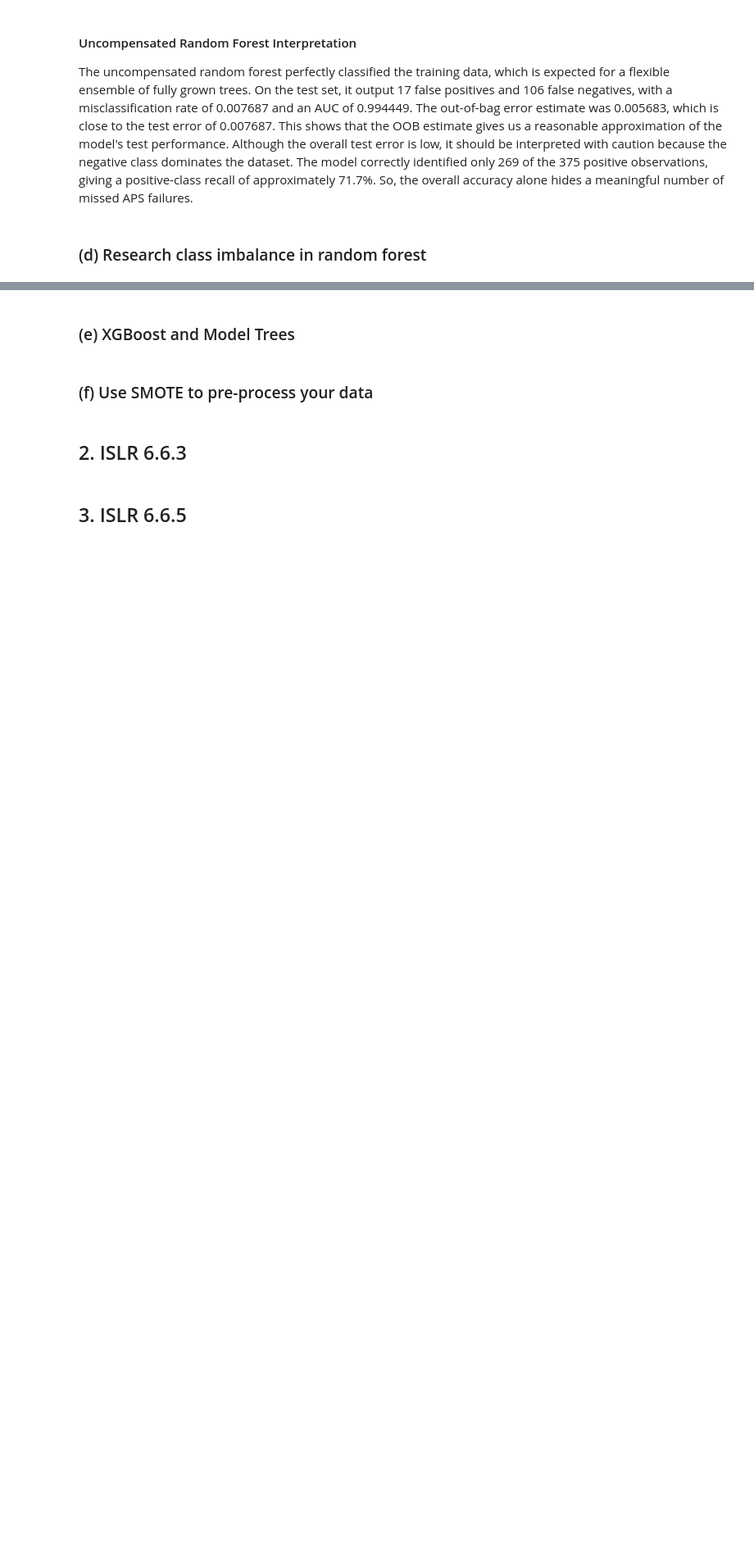
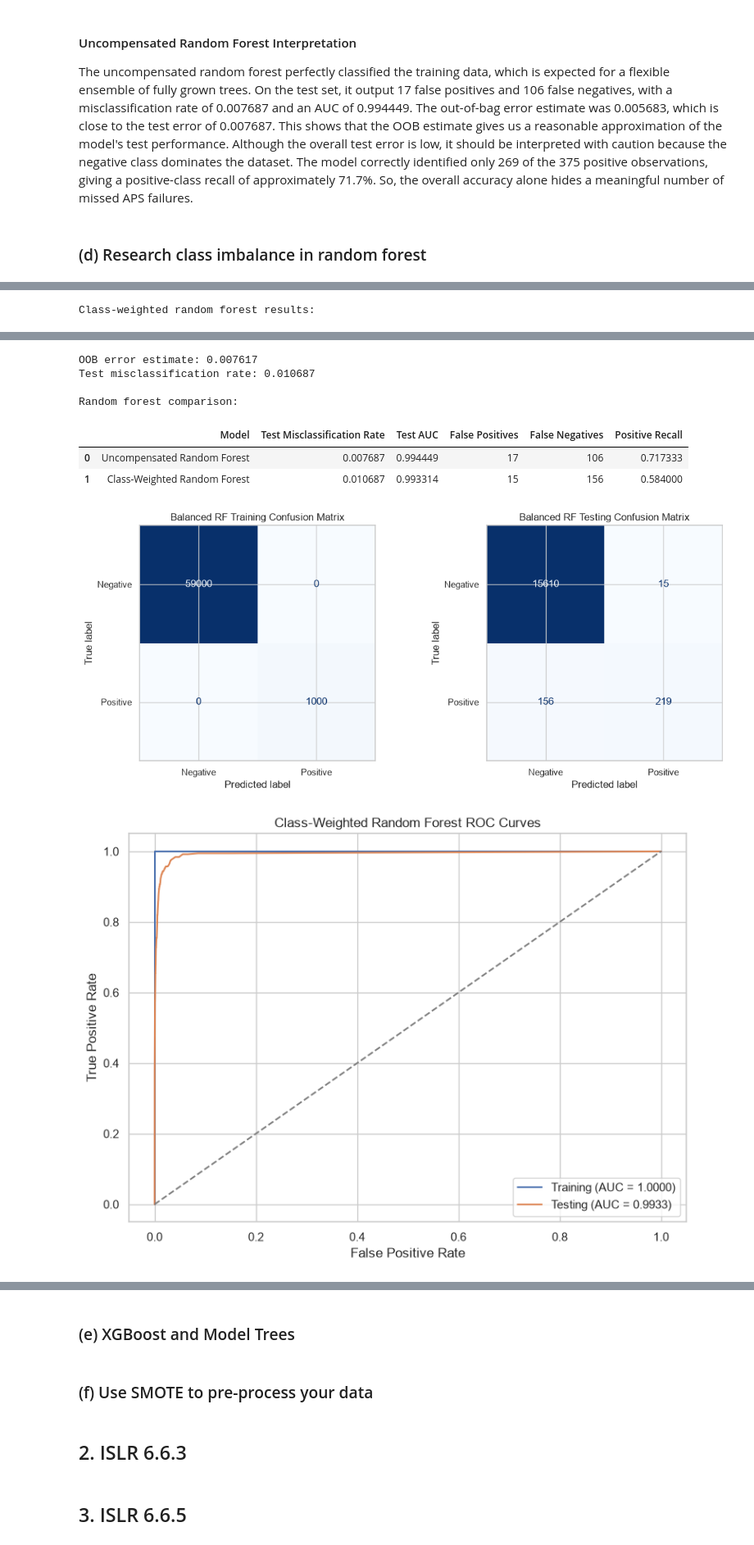
Before and after one commit to manvsatish/dsci-552-hw-6, a Jupyter notebook: notebook/Satish_Manvika_HW6.ipynb, the cells around one changed output, grey strips where cells are left out. Shown at 82% size. Saved outputs shown, nothing was run; the diff lists cells and outputs as text; code cells hidden in the pictures; blank space fills up the shorter version.

Commit message:
complete APS data preparation and random forest analysis

```diff
--- a/notebook/Satish_Manvika_HW6.ipynb
+++ b/notebook/Satish_Manvika_HW6.ipynb
@@ -356,0 +366,66 @@ The uncompensated random forest perfectly classified the training data, which is
+# %%
+#class weighted random forest
+compensated_rf = RandomForestClassifier(n_estimators=300, max_features="sqrt", bootstrap=True, oob_score=True, class_weight="balanced_subsample", random_state=RANDOM_STATE, n_jobs=-1)
+compensated_rf.fit(X_train, y_train)
+balanced_rf_train_predictions = (compensated_rf.predict(X_train)) # preds and probs
+balanced_rf_test_predictions = (compensated_rf.predict(X_test))
+balanced_rf_train_probabilities = (compensated_rf.predict_proba(X_train)[:, 1])
+balanced_rf_test_probabilities = (compensated_rf.predict_proba(X_test)[:, 1])
+
+#performance metrics
+balanced_rf_train_metrics = (classification_metrics(y_train, balanced_rf_train_predictions, balanced_rf_train_probabilities))
+
+balanced_rf_test_metrics = (classification_metrics(y_test, balanced_rf_test_predictions, balanced_rf_test_probabilities))
+balanced_rf_results = pd.DataFrame([balanced_rf_train_metrics, balanced_rf_test_metrics], index=["Training", "Testing"])
+
+print("Class-weighted random forest results:")
+display(balanced_rf_results.round(6))
+balanced_rf_oob_error = (1 - compensated_rf.oob_score_)
+balanced_rf_test_error = (balanced_rf_test_metrics["Misclassification Rate"])
+print("OOB error estimate:", round(balanced_rf_oob_error, 6))
+print("Test misclassification rate:", round(balanced_rf_test_error, 6))
+
+#compare the 2 random forests
+rf_comparison = pd.DataFrame({
+    "Model": ["Uncompensated Random Forest", "Class-Weighted Random Forest"],
+    "Test Misclassification Rate": [rf_test_metrics["Misclassification Rate"], balanced_rf_test_metrics["Misclassification Rate"]],
+    "Test AUC": [rf_test_metrics["AUC"], balanced_rf_test_metrics["AUC"]],
+    "False Positives": [rf_test_metrics["FP"], balanced_rf_test_metrics["FP"]],
+    "False Negatives": [rf_test_metrics["FN"], balanced_rf_test_metrics["FN"]],
+    "Positive Recall": [rf_test_metrics["TP"] / (rf_test_metrics["TP"] + rf_test_metrics["FN"]), balanced_rf_test_metrics["TP"] / (balanced_rf_test_metrics["TP"] + balanced_rf_test_metrics["FN"])]
+})
+
+print("\nRandom forest comparison:")
+display(rf_comparison.round(6))
+figure, axes = plt.subplots(1, 2, figsize=(12, 5)) #confusion matrices
+ConfusionMatrixDisplay.from_predictions(y_train, balanced_rf_train_predictions, display_labels=["Negative", "Positive"], cmap="Blues", ax=axes[0], colorbar=False)
+axes[0].set_title("Balanced RF Training Confusion Matrix")
+ConfusionMatrixDisplay.from_predictions(y_test, balanced_rf_test_predictions, display_labels=["Negative", "Positive"], cmap="Blues", ax=axes[1],colorbar=False)
+axes[1].set_title("Balanced RF Testing Confusion Matrix")
+plt.tight_layout()
+plt.show()
+
+balanced_train_fpr, balanced_train_tpr, _ = (roc_curve(y_train, balanced_rf_train_probabilities)) #roc curves
+balanced_test_fpr, balanced_test_tpr, _ = (roc_curve(y_test, balanced_rf_test_probabilities))
+plt.figure(figsize=(8, 6))
+plt.plot(balanced_train_fpr, balanced_train_tpr,
+    label=(
+        "Training "
+        f"(AUC = {balanced_rf_train_metrics['AUC']:.4f})"
+    )
+)
+plt.plot(balanced_test_fpr, balanced_test_tpr,
+    label=(
+        "Testing "
+        f"(AUC = {balanced_rf_test_metrics['AUC']:.4f})"
+    )
+)
+plt.plot([0, 1], [0, 1], linestyle="--", color="gray")
+plt.xlabel("False Positive Rate")
+plt.ylabel("True Positive Rate")
+plt.title("Class-Weighted Random Forest ROC Curves")
+plt.legend()
+plt.tight_layout()
+plt.show()
+# %% [output]
+Class-weighted random forest results:
@@ -356,0 +435,9 @@ The uncompensated random forest perfectly classified the training data, which is
+OOB error estimate: 0.007617
+Test misclassification rate: 0.010687
+
+Random forest comparison:
+|  | Model | Test Misclassification Rate | Test AUC | False Positives | False Negatives | Positive Recall |
+| 0 | Uncompensated Random Forest | 0.007687 | 0.994449 | 17 | 106 | 0.717333 |
+| 1 | Class-Weighted Random Forest | 0.010687 | 0.993314 | 15 | 156 | 0.584000 |
+[figure, added]
+[figure, added]
```
Also changed, not shown: parts of 3 cells of this notebook.
